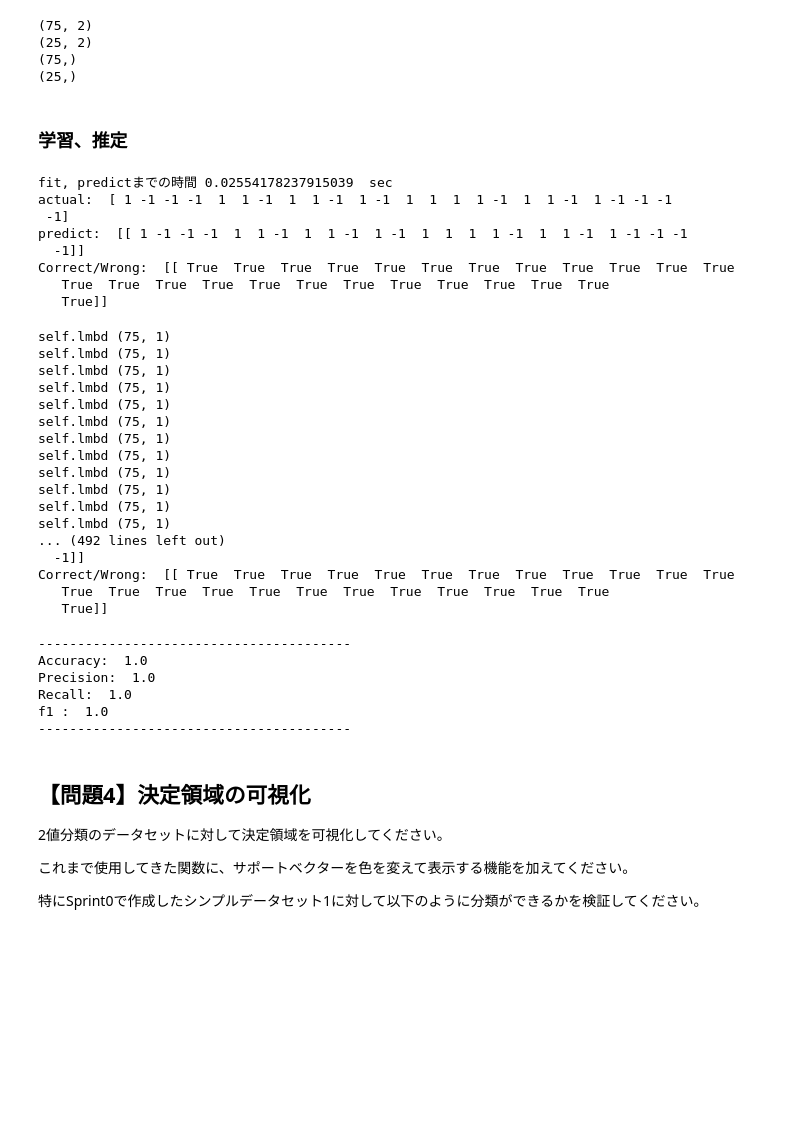
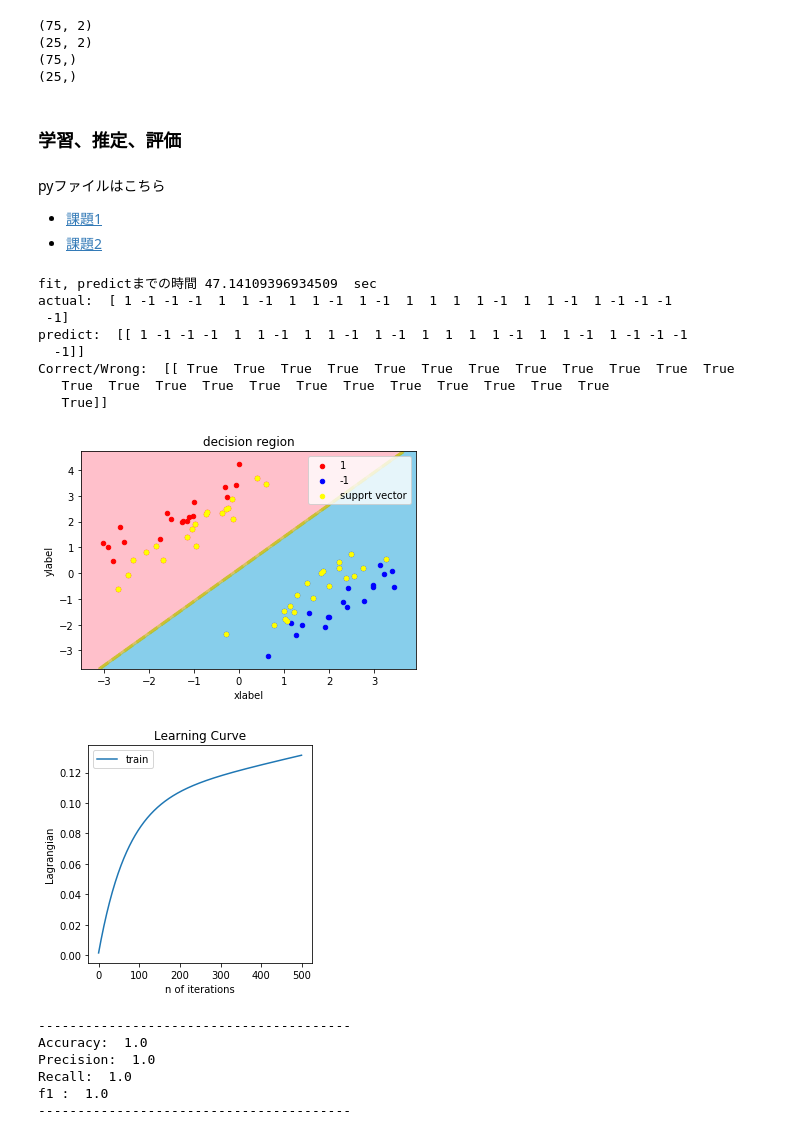
Before and after one commit to ohmorimori/diveintocode-ml, a Jupyter notebook: diveintocode-term1/sprint/sprint5/sprint5-ml-scratch-svm.ipynb, the cells around one changed output. Saved outputs shown, nothing was run; the diff lists cells and outputs as text; code cells hidden in the pictures; blank space fills up the shorter version.

```diff
--- a/diveintocode-term1/sprint/sprint5/sprint5-ml-scratch-svm.ipynb
+++ b/diveintocode-term1/sprint/sprint5/sprint5-ml-scratch-svm.ipynb
@@ -751,4 +695,8 @@ scaler.fit(X_train)
 X_train_z = scaler.transform(X_train)
 X_test_z = scaler.transform(X_test)
 # %% [markdown]
-### 学習、推定
+### 学習、推定、評価
+# %% [markdown]
+pyファイルはこちら<br>
+* [課題1](https://github.com/ohmorimori/diveintocode-ml/blob/master/diveintocode-term1/ml-scratch/model/scratch_svm_classifier_linear.py)
+* [課題2](https://github.com/ohmorimori/diveintocode-ml/blob/master/diveintocode-term1/ml-scratch/model/scratch_svm_classifier.py)
@@ -755,57 +713,28 @@ X_test_z = scaler.transform(X_test)
 # %%
 import time
-
-clf = ScratchSVMClassifier_linear(num_iter=500, lr = 10**(-5), lmbd_threshold = 2*10**(-3))
+#Linear kernel (for文でkernel関数を呼び出して計算)
+clf_ln = ScratchSVMClassifier(num_iter=500, lr = 2*10**(-5), lmbd_threshold = 3*10**(-3), kernel='linear')
 
 #開始時間
 t0 = time.time()
-clf.fit(X_train, y_train, X_test, y_test)
-pred = clf.predict(X_test)
+clf_ln.fit(X_train, y_train, X_test, y_test)
+pred = clf_ln.predict(X_test)
 lap = time.time()
 print("fit, predictまでの時間", lap - t0, " sec")
-
 print("actual: ", y_test)
 print("predict: ", pred)
 print("Correct/Wrong: ", pred == y_test)
+
+clf_ln.decision_region(X_train, y_train)
+clf_ln.plot_learning_curve()
 # %% [output]
-fit, predictまでの時間 0.02554178237915039  sec
+fit, predictまでの時間 47.14109396934509  sec
 actual:  [ 1 -1 -1 -1  1  1 -1  1  1 -1  1 -1  1  1  1  1 -1  1  1 -1  1 -1 -1 -1
  -1]
 predict:  [[ 1 -1 -1 -1  1  1 -1  1  1 -1  1 -1  1  1  1  1 -1  1  1 -1  1 -1 -1 -1
   -1]]
 Correct/Wrong:  [[ True  True  True  True  True  True  True  True  True  True  True  True
    True  True  True  True  True  True  True  True  True  True  True  True
    True]]
+[figure, added]
+[figure, added]
-# %%
-import time
-
-clf = ScratchSVMClassifier(num_iter=500, lr = 10**(-5), lmbd_threshold = 2*10**(-3))
-
-#開始時間
-t0 = time.time()
-clf.fit(X_train, y_train, X_test, y_test)
-pred = clf.predict(X_test)
-lap = time.time()
-print("fit, predictまでの時間", lap - t0, " sec")
-
-print("actual: ", y_test)
-print("predict: ", pred)
-print("Correct/Wrong: ", pred == y_test)
-# %% [output]
-self.lmbd (75, 1)
-self.lmbd (75, 1)
-self.lmbd (75, 1)
-self.lmbd (75, 1)
-self.lmbd (75, 1)
-self.lmbd (75, 1)
-self.lmbd (75, 1)
-self.lmbd (75, 1)
-self.lmbd (75, 1)
-self.lmbd (75, 1)
-self.lmbd (75, 1)
-self.lmbd (75, 1)
-... (492 lines left out)
-  -1]]
-Correct/Wrong:  [[ True  True  True  True  True  True  True  True  True  True  True  True
-   True  True  True  True  True  True  True  True  True  True  True  True
-   True]]
@@ -847,10 +761,3 @@ Precision:  1.0
 Recall:  1.0
 f1 :  1.0
 ----------------------------------------
-# %% [markdown]
-## 【問題4】決定領域の可視化
-2値分類のデータセットに対して決定領域を可視化してください。
-
-これまで使用してきた関数に、サポートベクターを色を変えて表示する機能を加えてください。
-
-特にSprint0で作成したシンプルデータセット1に対して以下のように分類ができるかを検証してください。
```
Also changed, not shown: parts of 27 cells of this notebook.
